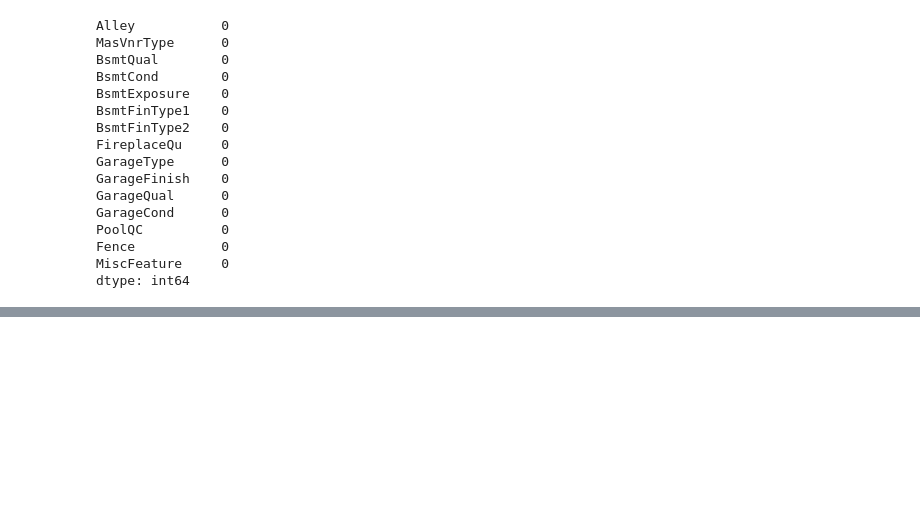
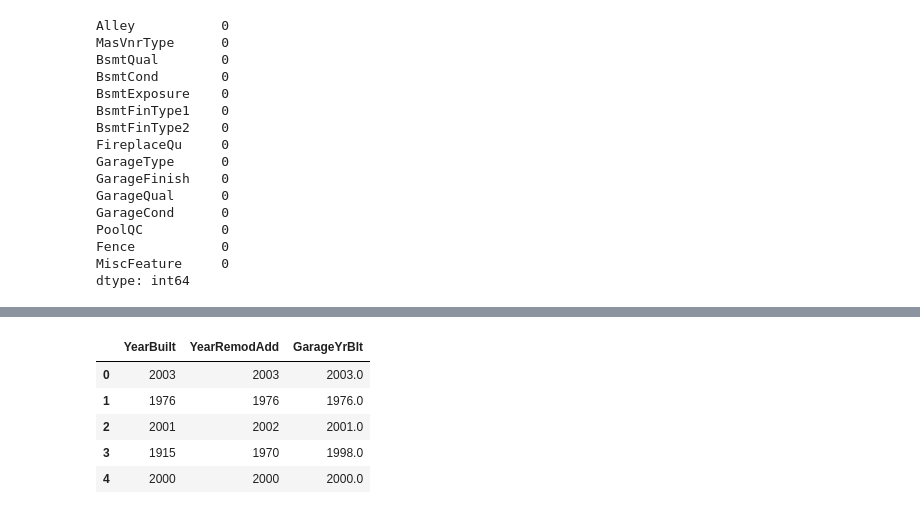
Before and after one commit to micahjoseph/Advance-House-Price-Prediction--Exploratory-Data-Analysis, a Jupyter notebook: Copy_of_AdvanceHousePrediction.ipynb, the cells around one changed output, grey strips where cells are left out. Cells and saved outputs as stored; diff of their text form; code cells hidden in the pictures; blank space fills up the shorter version.

```diff
--- a/Copy_of_AdvanceHousePrediction.ipynb
+++ b/Copy_of_AdvanceHousePrediction.ipynb
@@ -445,0 +501,13 @@ dtype: int64
+# %%
+#Temporal variables
+for feature in ['YearBuilt','YearRemodAdd','GarageYrBlt']:
+  df['feature']=df['YrSold']-df[feature]
+# %%
+df[['YearBuilt','YearRemodAdd','GarageYrBlt']].head()
+# %% [output]
+|  | YearBuilt | YearRemodAdd | GarageYrBlt |
+| 0 | 2003 | 2003 | 2003.0 |
+| 1 | 1976 | 1976 | 1976.0 |
+| 2 | 2001 | 2002 | 2001.0 |
+| 3 | 1915 | 1970 | 1998.0 |
+| 4 | 2000 | 2000 | 2000.0 |
```
Also changed, not shown: parts of 4 cells of this notebook.
